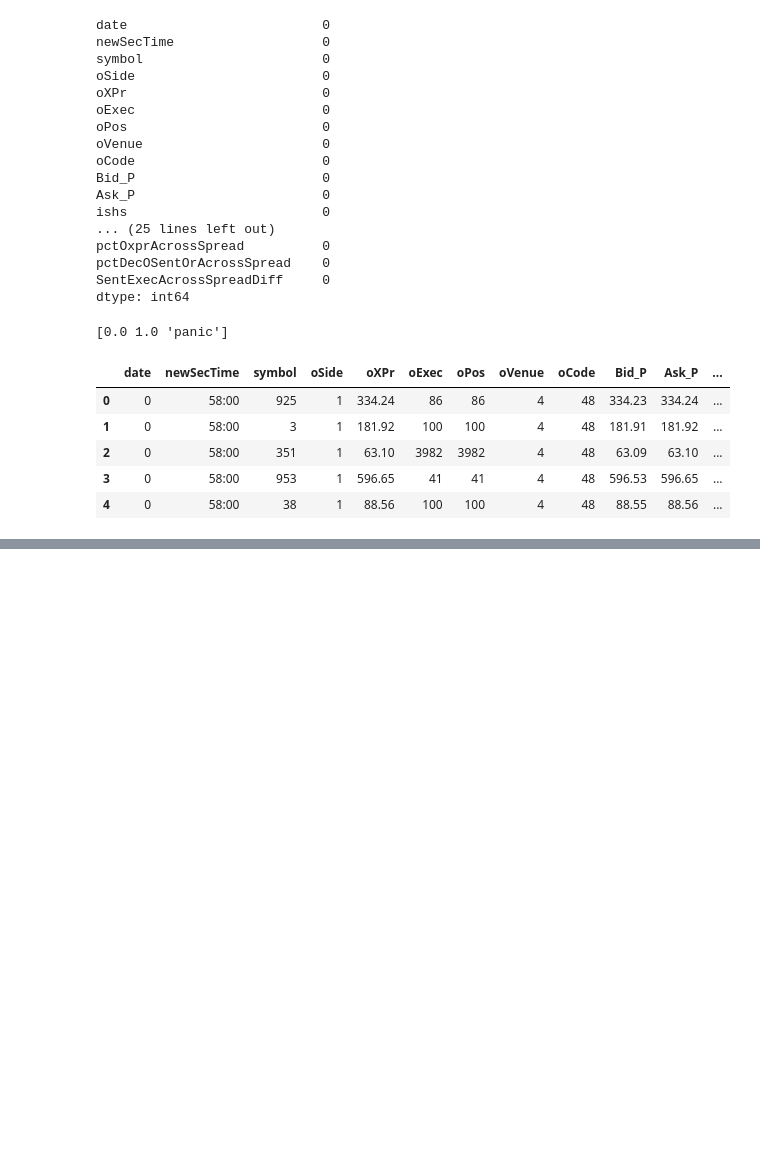
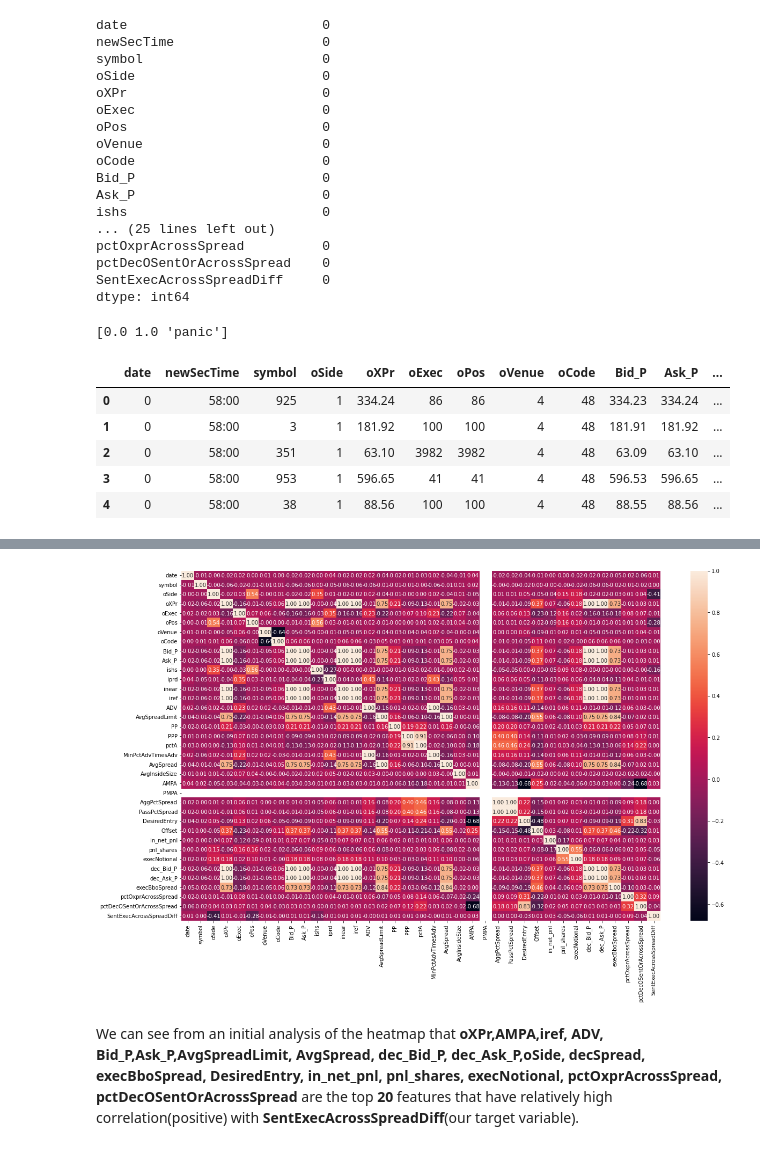
Before and after one commit to AyorindeTayo/Freelance3, a Jupyter notebook: Untitled58.ipynb, the cells around one changed output, grey strips where cells are left out. Cells and saved outputs as stored; diff of their text form; code cells hidden in the pictures; blank space fills up the shorter version.

```diff
--- a/Untitled58.ipynb
+++ b/Untitled58.ipynb
@@ -367,0 +457,8 @@ files.download('data.xlsx')
+# %%
+f,ax = plt.subplots(figsize=(20,12))
+sns.heatmap(df.corr(), annot=True, fmt=".2f", ax=ax)
+plt.show()
+# %% [output]
+[figure, added]
+# %% [markdown]
+We can see from an initial analysis of the heatmap that **oXPr,AMPA,iref, ADV, Bid_P,Ask_P,AvgSpreadLimit, AvgSpread, dec_Bid_P, dec_Ask_P,oSide, decSpread, execBboSpread, DesiredEntry, in_net_pnl, pnl_shares, execNotional, pctOxprAcrossSpread, pctDecOSentOrAcrossSpread** are the top **20** features that have relatively high correlation(positive) with **SentExecAcrossSpreadDiff**(our target variable).
```
Also changed, not shown: parts of 10 cells of this notebook.
